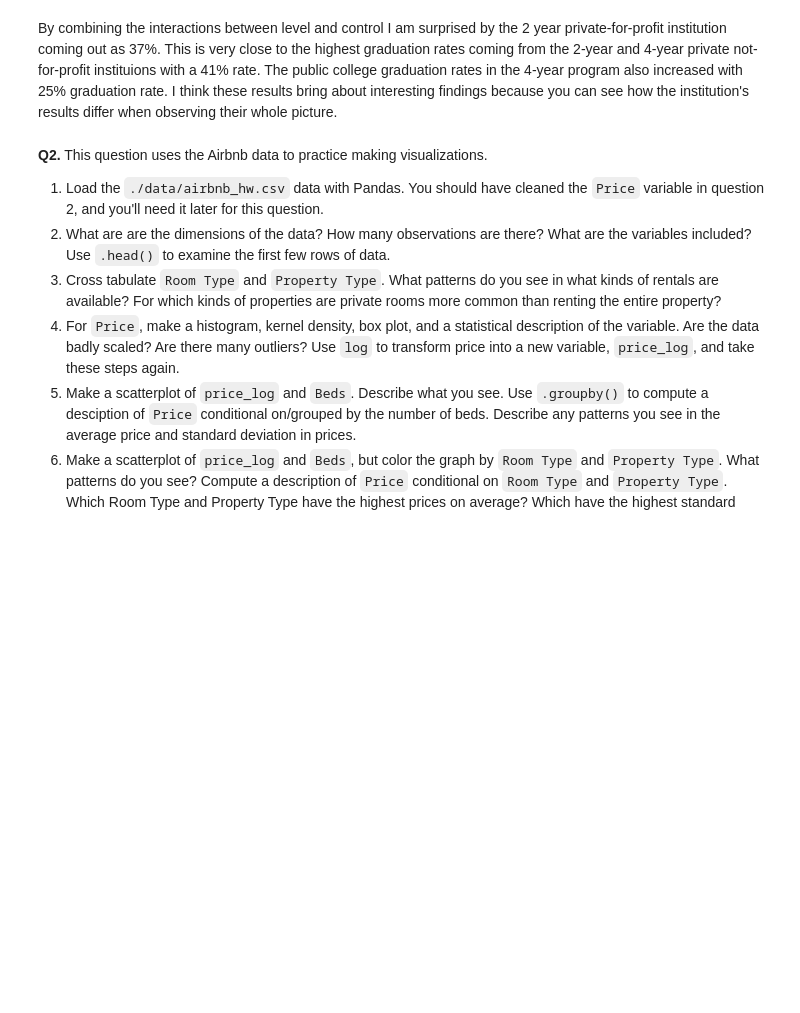
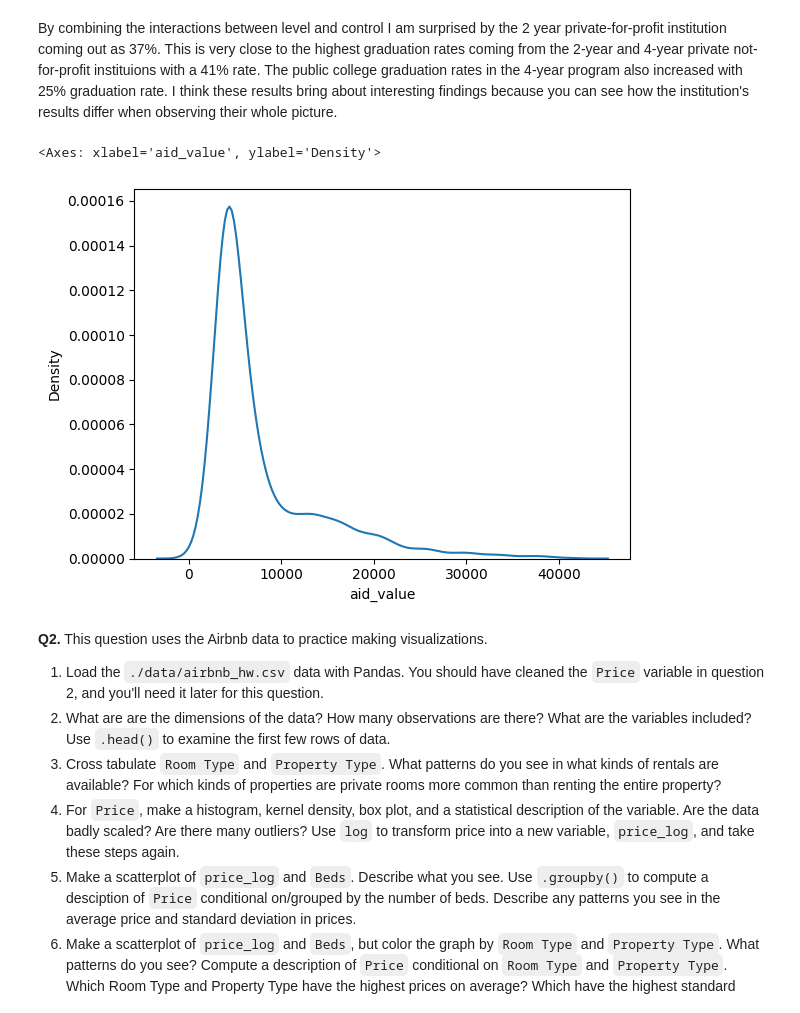
Before and after one commit to erinmoulton/visualization, a Jupyter notebook: assignment/assignment.ipynb, the cells around one changed output. Drawn from its saved outputs; the diff is of its cells as text; code cells hidden in the pictures; blank space fills up the shorter version.

```diff
--- a/assignment/assignment.ipynb
+++ b/assignment/assignment.ipynb
@@ -72,3 +72,7 @@ df.loc[:,['level','control','grad_100_value']].groupby(['level','control']).desc
 By combining the interactions between level and control I am surprised by the 2 year private-for-profit institution coming out as 37%. This is very close to the highest graduation rates coming from the 2-year and 4-year private not-for-profit instituions with a 41% rate. The public college graduation rates in the 4-year program also increased with 25% graduation rate. I think these results bring about interesting findings because you can see how the institution's results differ when observing their whole picture.
 # %%
 #7
+sns.kdeplot(data=df,x='aid_value')
+# %% [output]
+<Axes: xlabel='aid_value', ylabel='Density'>
+[figure, added]
```
Also changed, not shown: parts of 4 cells of this notebook.
